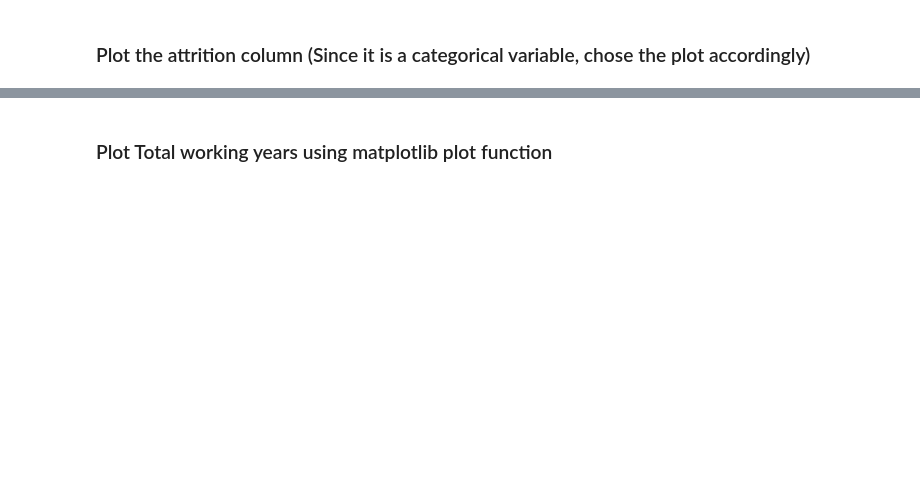
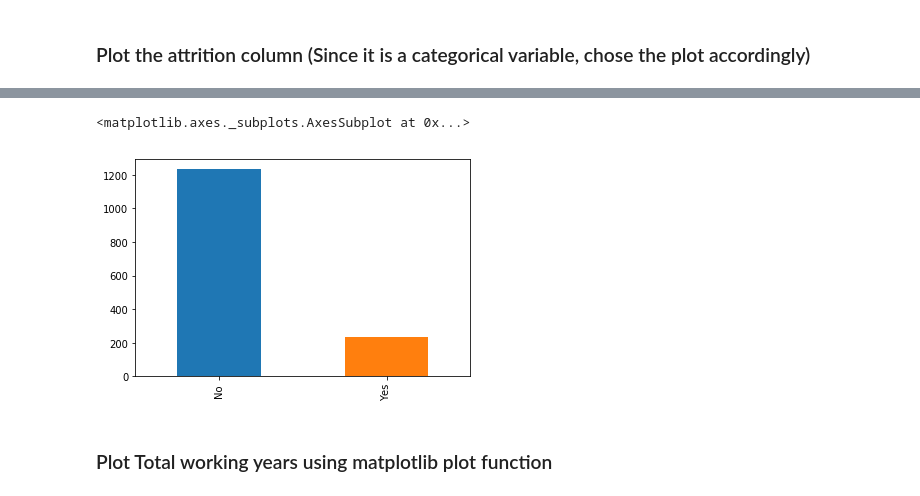
Before and after one commit to anshumansingh229/GreatLex, a Jupyter notebook: R1-Lab-External_Questions.ipynb, the cells around one changed output, grey strips where cells are left out. Cells and saved outputs as stored; diff of their text form; code cells hidden in the pictures; blank space fills up the shorter version.

```diff
--- a/R1-Lab-External_Questions.ipynb
+++ b/R1-Lab-External_Questions.ipynb
@@ -342,0 +339,4 @@ ValueError: could not convert string to float: 'Individual'
+# %%
+#To read data
+df = pd.read_csv("C:\\Users\\anshumans\\Downloads\\HR_external.txt", delimiter='\t')
+print(df)
@@ -361,2 +533,8 @@ ValueError: could not convert string to float: 'Individual'
+# %%
+import matplotlib.pyplot as plt
+df['Attrition'].value_counts().plot(kind='bar')
+# %% [output]
+<matplotlib.axes._subplots.AxesSubplot at 0x...>
+[figure, added]
 # %% [markdown]
 ### Plot Total working years using matplotlib plot function
```
Also changed, not shown: parts of 17 cells of this notebook.
